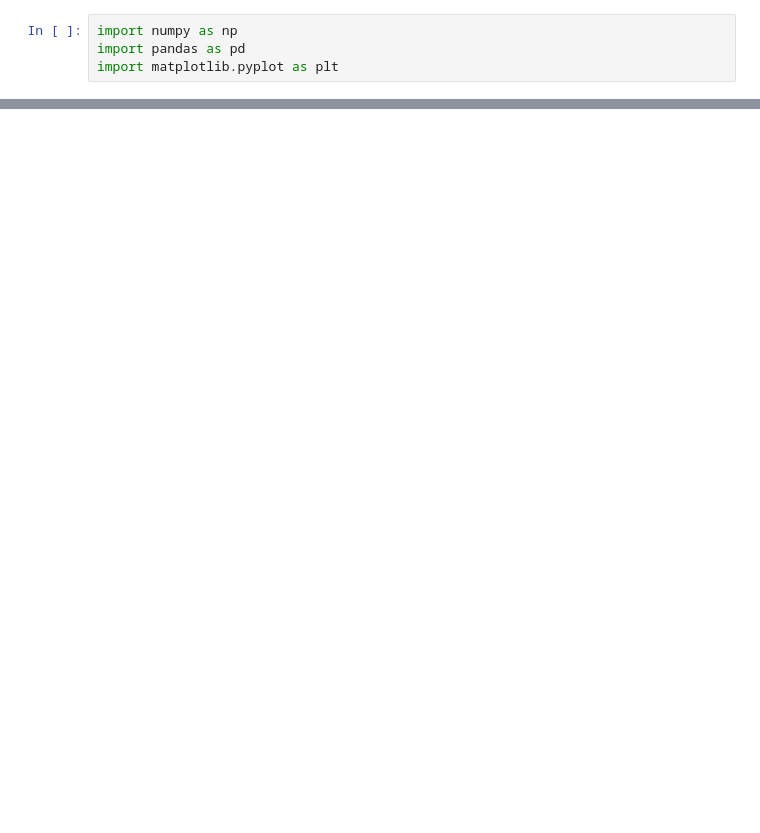
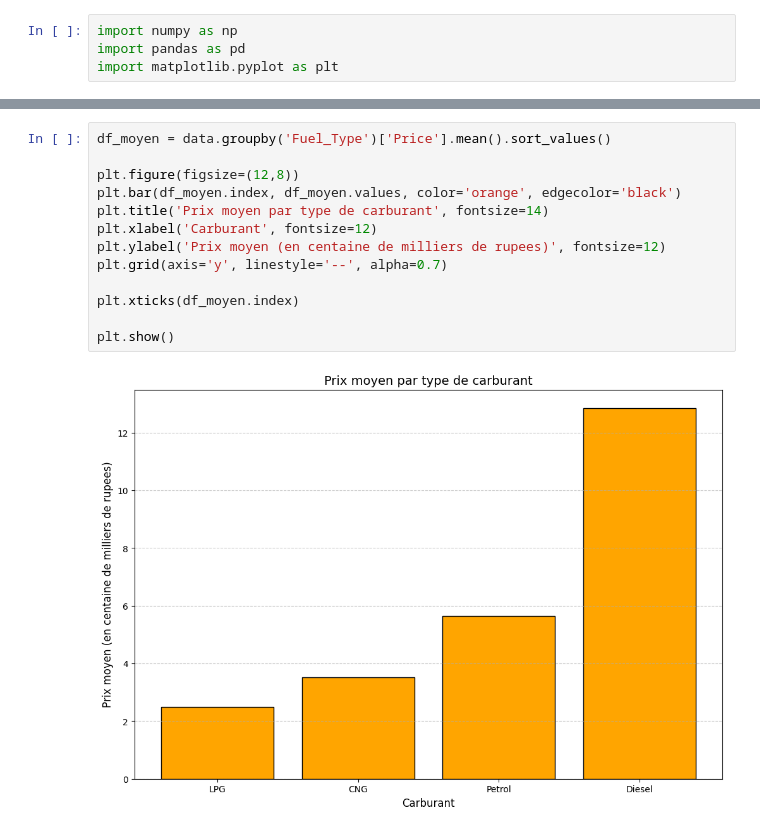
Before and after one commit to taqisamya/Pr-dire-le-prix-de-voiture--projet-r-gression, a Jupyter notebook: notebooks/dataviz.ipynb, the cells around one changed output, grey strips where cells are left out. Drawn from its saved outputs; the diff is of its cells as text; blank space fills up the shorter version.

```diff
--- a/notebooks/dataviz.ipynb
+++ b/notebooks/dataviz.ipynb
@@ -14,0 +30,15 @@ data.head()
+# %%
+df_moyen = data.groupby('Fuel_Type')['Price'].mean().sort_values()
+
+plt.figure(figsize=(12,8))
+plt.bar(df_moyen.index, df_moyen.values, color='orange', edgecolor='black')
+plt.title('Prix moyen par type de carburant', fontsize=14)
+plt.xlabel('Carburant', fontsize=12)
+plt.ylabel('Prix moyen (en centaine de milliers de rupees)', fontsize=12)
+plt.grid(axis='y', linestyle='--', alpha=0.7)
+
+plt.xticks(df_moyen.index)
+
+plt.show()
+# %% [output]
+[figure, added]
```
Also changed, not shown: parts of 7 cells of this notebook, 26 other files.
